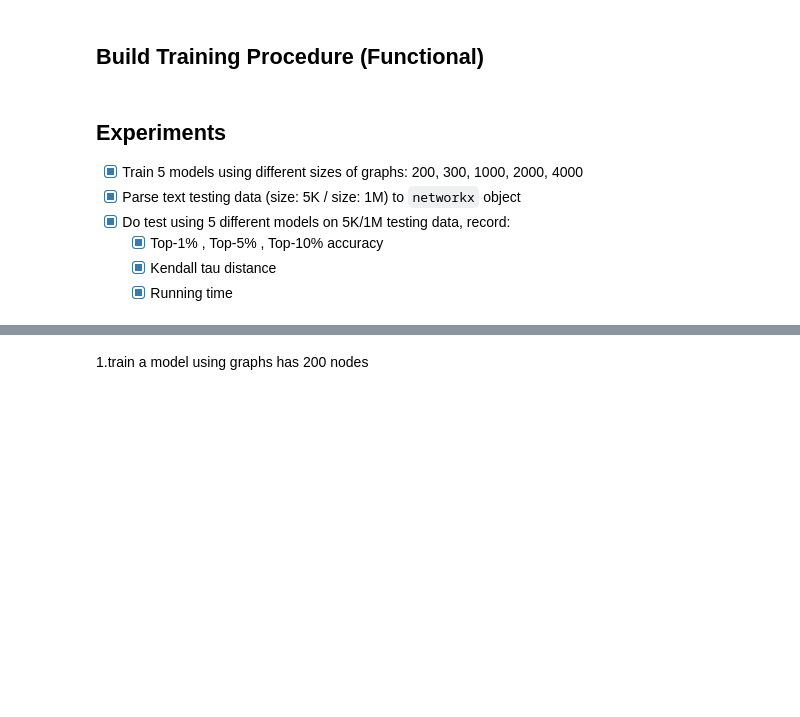
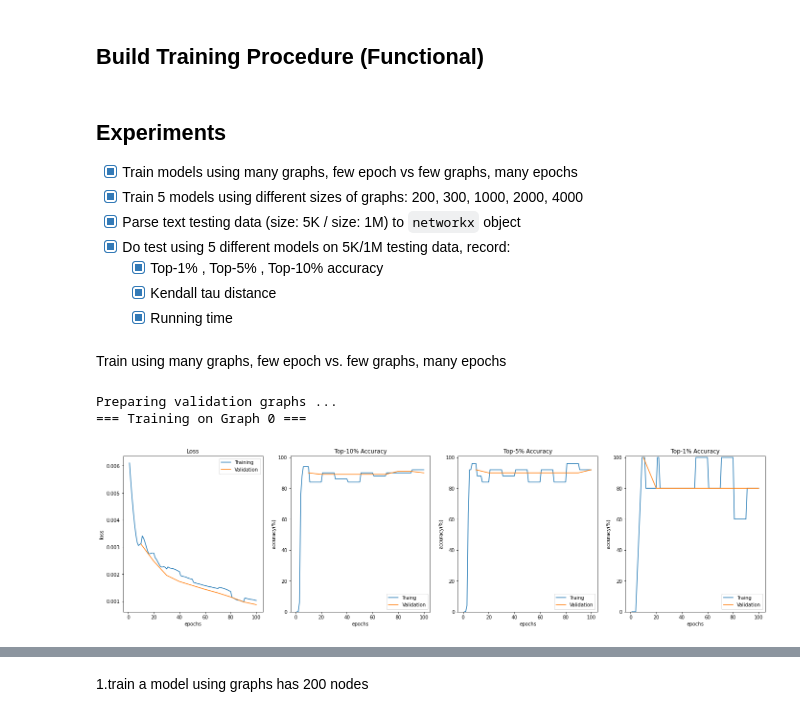
Before and after one commit to CrashedBboy/NCKU_MLG, a Jupyter notebook: homework1/MLG_Homework1.ipynb, the cells around one changed output, grey strips where cells are left out. Drawn from its saved outputs; the diff is of its cells as text; code cells hidden in the pictures; blank space fills up the shorter version.

```diff
--- a/homework1/MLG_Homework1.ipynb
+++ b/homework1/MLG_Homework1.ipynb
@@ -481,9 +481,21 @@ def train_model(training_graphs=TRAINING_GRAPHS, graph_nodes=GRAPH_NODES, learni
     return history
 # %% [markdown]
 ## Experiments
+- [x] Train models using many graphs, few epoch vs few graphs, many epochs
 - [x] Train 5 models using different sizes of graphs: 200, 300, 1000, 2000, 4000
 - [x] Parse text testing data (size: 5K / size: 1M)  to `networkx` object
 - [x] Do test using 5 different models on 5K/1M testing data, record:
   * [x] Top-1% , Top-5% , Top-10% accuracy
   * [x] Kendall tau distance
   * [x] Running time
+# %% [markdown]
+Train using many graphs, few epoch vs. few graphs, many epochs
+# %%
+_ = train_model(training_graphs=10, graph_nodes=500, learning_rate=LEARNING_RATE,
+                epochs=10, validation_number=2,
+                input_dimension=INPUT_DIMENSION, embedding_dimension=EMBEDDING_DIMENSION,
+                save_path='./drbc_no.pkl')
+# %% [output]
+Preparing validation graphs ...
+=== Training on Graph 0 ===
+[figure, added]
```
Also changed, not shown: parts of 7 cells of this notebook, 5 other files.
